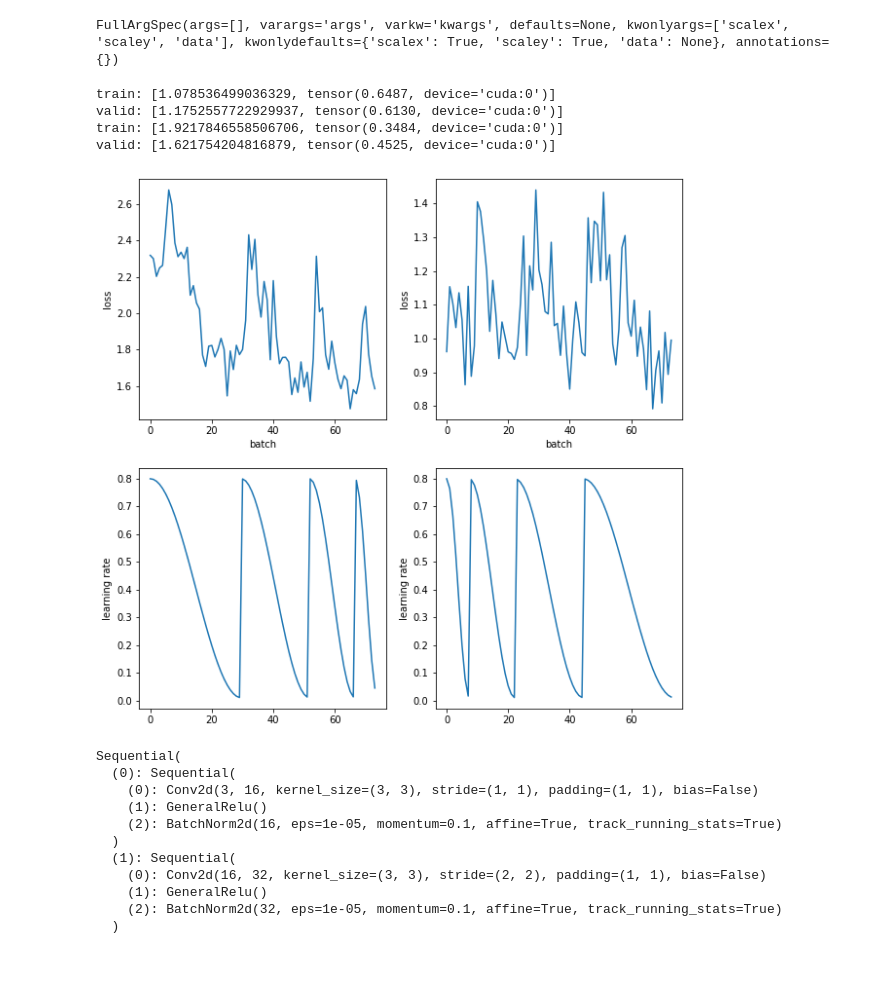
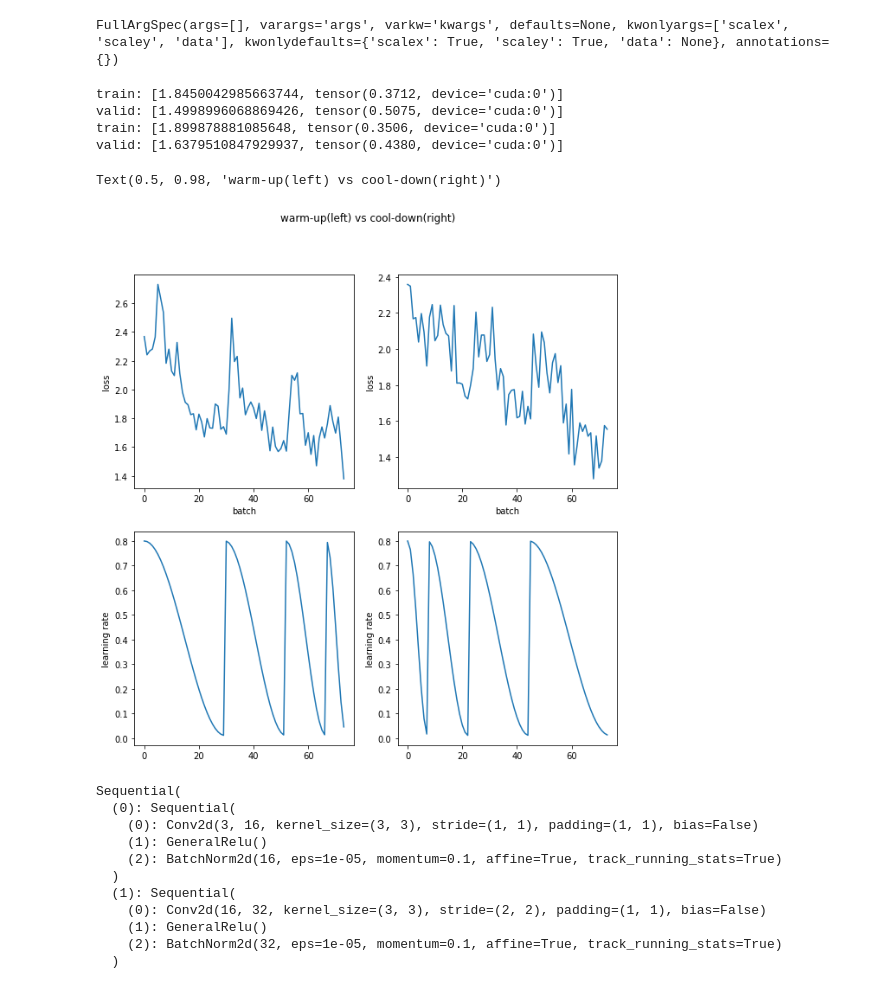
Before and after one commit to SpellOnYou/1000-days-of-code, a Jupyter notebook: dl_scratch/optimizer.ipynb, the cells around one changed output. Saved outputs shown, nothing was run; the diff lists cells and outputs as text; code cells hidden in the pictures.

```diff
--- a/dl_scratch/optimizer.ipynb
+++ b/dl_scratch/optimizer.ipynb
@@ -437,7 +440,7 @@ sched = combine_scheds(torch.tensor([.1, .2, .3, .4]), [sched_cos(0.8, .01), sch
 learns, runs= get_learn_run(nfs, data, 0.4, conv_layer,
                           cbs=cbfs + [partial(ParamScheduler, pname='lr', sched_funcs=sched), Recorder],
                           opt_func = sgd_opt)
-runs.fit(1, learn)
+runs.fit(1, learns)
 
 sched = combine_scheds(torch.tensor([.4, .3, .2, .1]), [sched_cos(0.8, .01), sched_cos(0.8, .01), sched_cos(0.8, .01), sched_cos(0.8, .01)])
 learnf, runf= get_learn_run(nfs, data, 0.4, conv_layer,
@@ -445,22 +448,23 @@ learnf, runf= get_learn_run(nfs, data, 0.4, conv_layer,
                           opt_func = sgd_opt)
 runf.fit(1, learnf)
 # %% [output]
-train: [1.078536499036329, tensor(0.6487, device='cuda:0')]
-valid: [1.1752557722929937, tensor(0.6130, device='cuda:0')]
-train: [1.9217846558506706, tensor(0.3484, device='cuda:0')]
-valid: [1.621754204816879, tensor(0.4525, device='cuda:0')]
+train: [1.8450042985663744, tensor(0.3712, device='cuda:0')]
+valid: [1.4998996068869426, tensor(0.5075, device='cuda:0')]
+train: [1.899878881085648, tensor(0.3506, device='cuda:0')]
+valid: [1.6379510847929937, tensor(0.4380, device='cuda:0')]
 # %%
 # inspect.getfullargspec(plt.subplot)
 fig, axs = plt.subplots(2,2, figsize=(10, 10))
 for ax, r in zip(axs.transpose(), [runf, runs]):
     ax[0].plot([o.item() for o in r.recorder.losses])
     ax[1].plot(r.recorder.lrs)
     ax[0].set_xlabel('batch')
     ax[0].set_ylabel('loss')
     ax[1].set_ylabel('learning rate')
-# fig.set
+fig.suptitle("warm-up(left) vs cool-down(right)")
 # %% [output]
+Text(0.5, 0.98, 'warm-up(left) vs cool-down(right)')
-[figure, old version]
+[figure, new version]
 # %%
 learn.model
 # %% [output]
```
Also changed, not shown: parts of 19 cells of this notebook.
